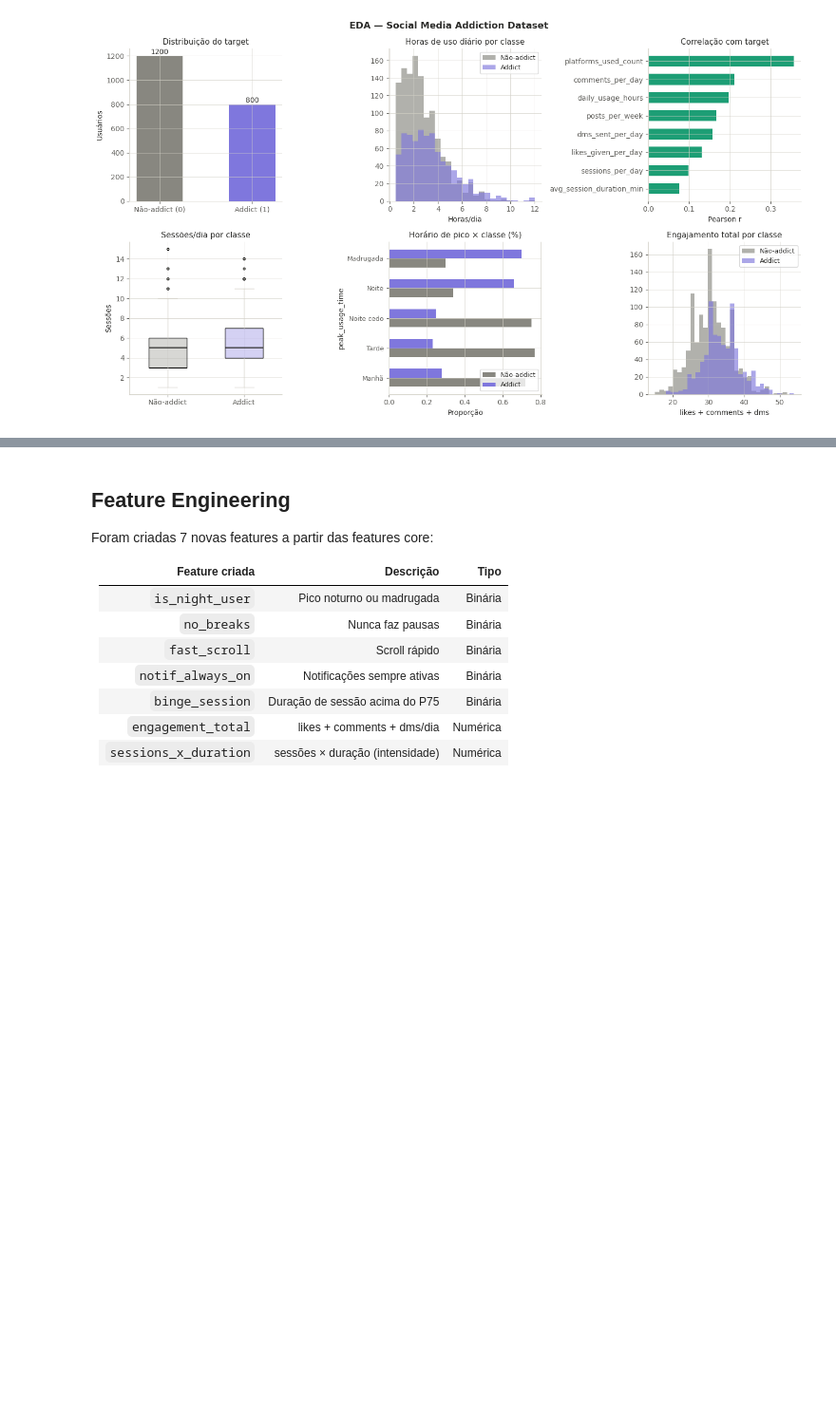
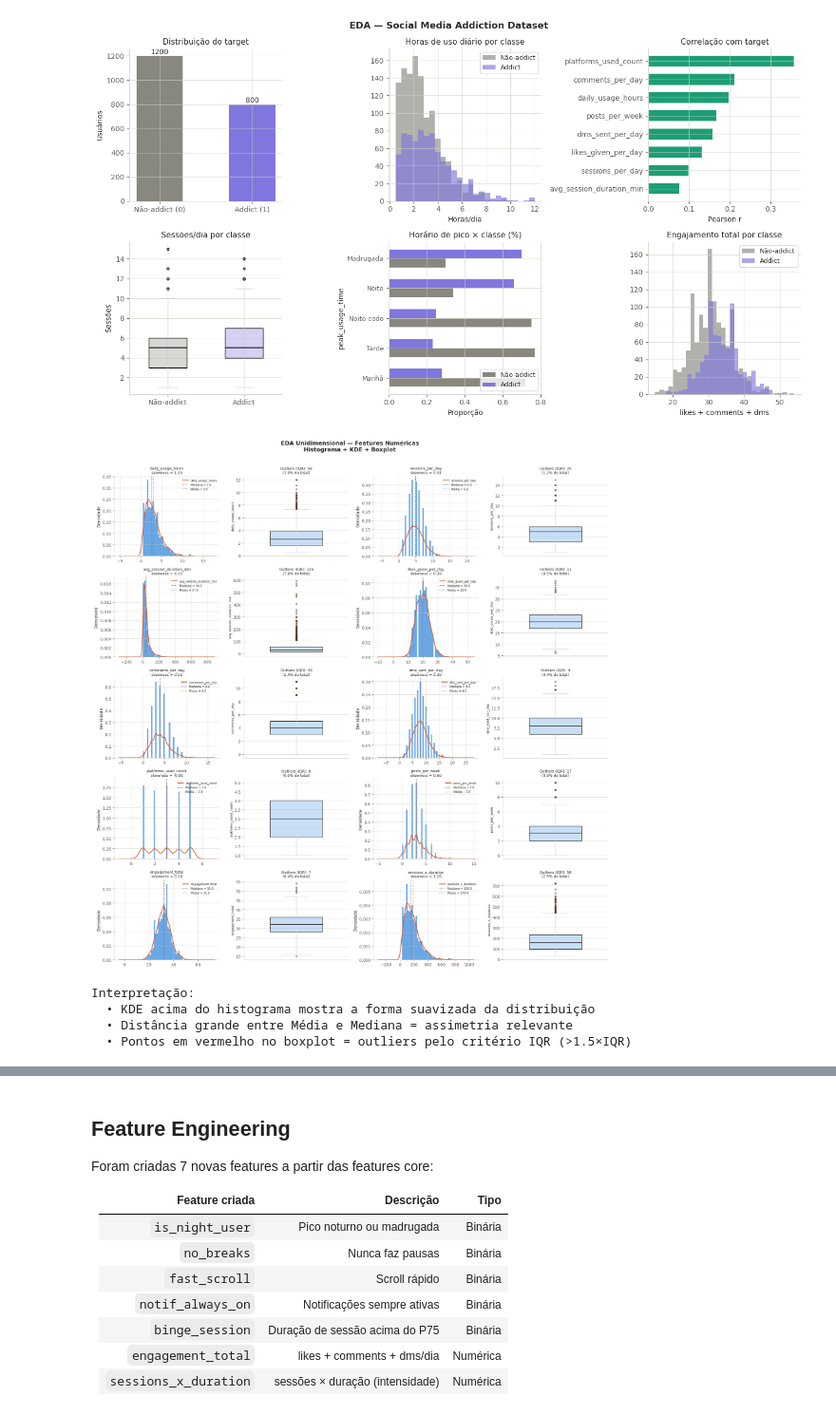
Before and after one commit to razevedo1994/tcc_fia, a Jupyter notebook: projeto_final.ipynb, the cells around one changed output, grey strips where cells are left out. Shown at 95% size. Cells and saved outputs as stored; diff of their text form; code cells hidden in the pictures; blank space fills up the shorter version.

```diff
--- a/projeto_final.ipynb
+++ b/projeto_final.ipynb
@@ -407,3 +418,54 @@ plt.tight_layout()
 plt.show()
 # %% [output]
 [figure]
+# %%
+FEATURES_NUM = features_core_num + ["engagement_total", "sessions_x_duration"]
+
+fig, axes = plt.subplots(5, 4, figsize=(18, 18))
+fig.suptitle("EDA Unidimensional — Features Numéricas\nHistograma + KDE + Boxplot",
+             fontsize=14, fontweight="bold", y=1.01)
+
+for i, col in enumerate(FEATURES_NUM):
+    ax_hist = axes[i // 2][ (i % 2) * 2    ]
+    ax_box  = axes[i // 2][ (i % 2) * 2 + 1]
+    vals = df[col]
+    skew = vals.skew()
+    q1, q3 = vals.quantile(0.25), vals.quantile(0.75)
+    iqr = q3 - q1
+    n_out = ((vals < q1 - 1.5*iqr) | (vals > q3 + 1.5*iqr)).sum()
+
+    # Histograma + KDE
+    ax_hist.hist(vals, bins=35, color=C_BLUE, alpha=0.75, edgecolor="none", density=True)
+    vals.plot.kde(ax=ax_hist, color=C_CORAL, linewidth=1.8)
+    ax_hist.set_title(f"{col}\nskewness = {skew:.2f}", fontsize=9)
+    ax_hist.set_ylabel("Densidade")
+    ax_hist.axvline(vals.median(), color=C_PURPLE, linewidth=1.3, linestyle="--",
+                    label=f"Mediana = {vals.median():.1f}")
+    ax_hist.axvline(vals.mean(),   color=C_AMBER,  linewidth=1.3, linestyle=":",
+                    label=f"Média = {vals.mean():.1f}")
+    ax_hist.legend(fontsize=7, frameon=False)
+
+    # Boxplot
+    bp = ax_box.boxplot(vals, vert=True, patch_artist=True, widths=0.5,
+                        medianprops=dict(color=TEXT, linewidth=1.5),
+                        whiskerprops=dict(color=BORDER),
+                        capprops=dict(color=BORDER),
+                        flierprops=dict(marker="o", markerfacecolor=C_CORAL,
+                                        markersize=3, linestyle="none", alpha=0.5))
+    bp["boxes"][0].set_facecolor(C_BLUE + "44")
+    ax_box.set_title(f"Outliers (IQR): {n_out}\n({n_out/len(df)*100:.1f}% do total)", fontsize=9)
+    ax_box.set_xticks([])
+    ax_box.set_ylabel(col, fontsize=8)
+
+plt.tight_layout()
+plt.show()
+print("\nInterpretação:")
+print("  • KDE acima do histograma mostra a forma suavizada da distribuição")
+print("  • Distância grande entre Média e Mediana = assimetria relevante")
+print("  • Pontos em vermelho no boxplot = outliers pelo critério IQR (>1.5×IQR)")
+# %% [output]
+[figure, added]
+Interpretação:
+  • KDE acima do histograma mostra a forma suavizada da distribuição
+  • Distância grande entre Média e Mediana = assimetria relevante
+  • Pontos em vermelho no boxplot = outliers pelo critério IQR (>1.5×IQR)
```
Also changed, not shown: parts of 12 cells of this notebook.
